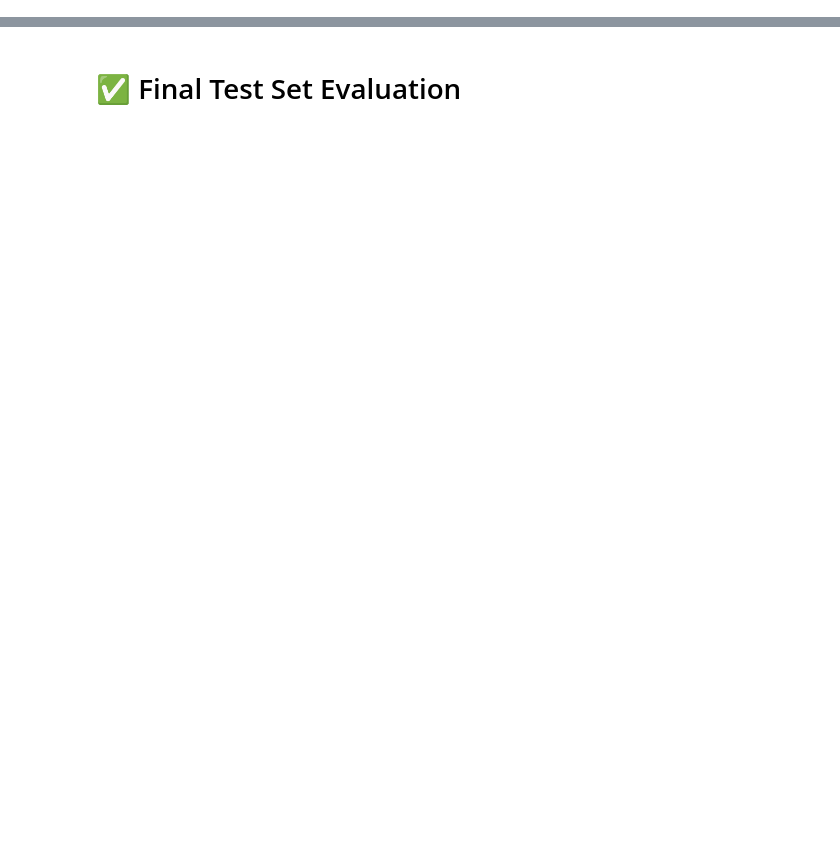
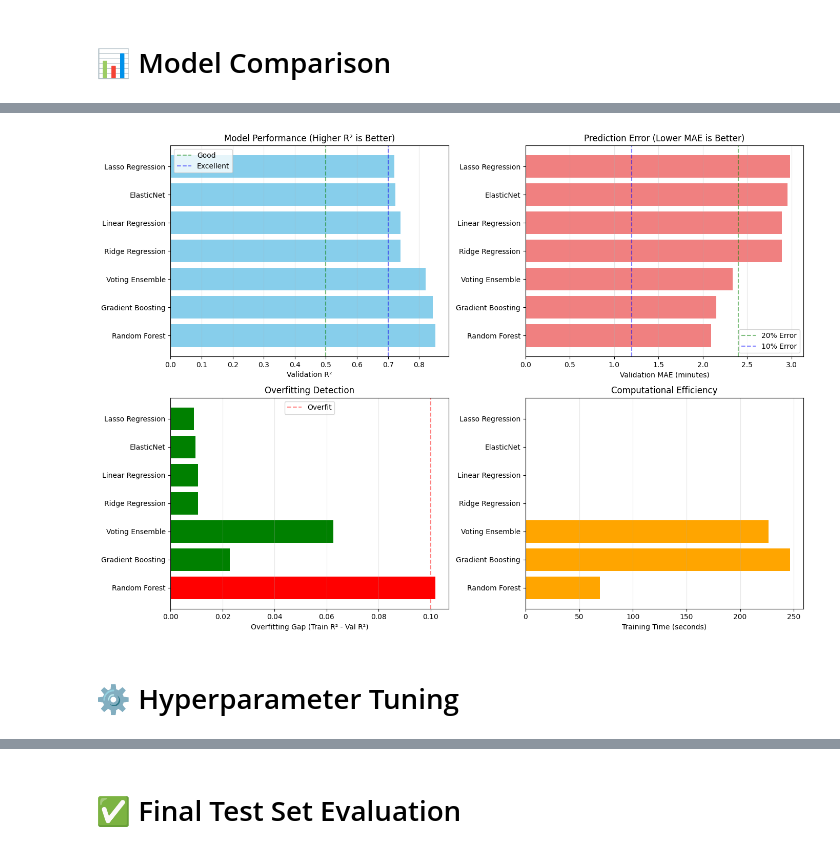
Before and after one commit to silvaxxx1/mlops-zoomcamp, a Jupyter notebook: 1-intro_and_setup/nyc.ipynb, the cells around one changed output, grey strips where cells are left out. Cells and saved outputs as stored; diff of their text form; code cells hidden in the pictures; blank space fills up the shorter version.

```diff
--- a/1-intro_and_setup/nyc.ipynb
+++ b/1-intro_and_setup/nyc.ipynb
@@ -537,18 +91,0 @@ def evaluate_model_advanced(model, X_train, X_val, y_train, y_val, model_name):
-# %%
-print("🚀 STARTING ADVANCED MODEL EVALUATION...")
-results = {}
-trained_models = {}
-
-for name, model in advanced_models.items():
-    print(f"\n🔧 Training {name}...")
-    metrics, trained_model = evaluate_model_advanced(model, X_train, X_val, y_train, y_val, name)
-
-    results[name] = metrics
-    trained_models[name] = trained_model
-
-    overfit_flag = "⚠️" if metrics['overfitting_gap'] > 0.1 else "✅"
-    print(f"✅ {name:20} | Val R²: {metrics['val_r2']:.4f} | "
-          f"CV R²: {metrics['cv_r2_mean']:.4f} ± {metrics['cv_r2_std']:.4f} {overfit_flag}")
-
-print("\n📈 All models trained and logged to MLflow!")
-print(f"💡 Launch MLflow UI with: mlflow ui --backend-store-uri {config.EXPERIMENT_DIR}")
@@ -767,0 +807,59 @@ print(f"🔧 Best parameters: {optimization_results[best_model_name]['best_param
+# %% [markdown]
+# 📊 Model Comparison
+# %%
+# Create results DataFrame
+metrics_df = pd.DataFrame(results).T
+metrics_df = metrics_df[['val_r2', 'val_rmse', 'val_mae', 'overfitting_gap', 'cv_r2_mean', 'training_time']]
+metrics_df = metrics_df.sort_values('val_r2', ascending=False)
+metrics_df = metrics_df.reset_index().rename(columns={'index': 'Model'})
+
+print("📊 MODEL PERFORMANCE SUMMARY (No Data Leakage):")
+print("=" * 80)
+print(f"{'Model':<25} {'Val R²':<8} {'Val MAE':<10} {'Overfit':<10} {'Time (s)':<10}")
+print("-" * 80)
+for _, row in metrics_df.iterrows():
+    overfit_indicator = "⚠️" if row['overfitting_gap'] > 0.1 else "✅"
+    print(f"{row['Model']:<25} {row['val_r2']:>7.4f} {row['val_mae']:>9.1f} min "
+          f"{overfit_indicator:>3} {row['overfitting_gap']:>7.4f} {row['training_time']:>9.1f}")
+
+# Visualization
+fig, axes = plt.subplots(2, 2, figsize=(14, 10))
+
+# 1. Validation R²
+bars1 = axes[0, 0].barh(metrics_df['Model'], metrics_df['val_r2'], color='skyblue')
+axes[0, 0].set_xlabel('Validation R²')
+axes[0, 0].set_title('Model Performance (Higher R² is Better)')
+axes[0, 0].axvline(x=0, color='black', linestyle='-', alpha=0.3)
+axes[0, 0].axvline(x=0.5, color='green', linestyle='--', alpha=0.5, label='Good')
+axes[0, 0].axvline(x=0.7, color='blue', linestyle='--', alpha=0.5, label='Excellent')
+axes[0, 0].legend()
+axes[0, 0].grid(True, alpha=0.3, axis='x')
+
+# 2. Validation MAE
+bars2 = axes[0, 1].barh(metrics_df['Model'], metrics_df['val_mae'], color='lightcoral')
+axes[0, 1].set_xlabel('Validation MAE (minutes)')
+axes[0, 1].set_title('Prediction Error (Lower MAE is Better)')
+axes[0, 1].axvline(x=y_val.mean() * 0.2, color='green', linestyle='--', alpha=0.5, label='20% Error')
+axes[0, 1].axvline(x=y_val.mean() * 0.1, color='blue', linestyle='--', alpha=0.5, label='10% Error')
+axes[0, 1].legend()
+axes[0, 1].grid(True, alpha=0.3, axis='x')
+
+# 3. Overfitting gap
+colors = ['red' if gap > 0.1 else 'green' for gap in metrics_df['overfitting_gap']]
+bars3 = axes[1, 0].barh(metrics_df['Model'], metrics_df['overfitting_gap'], color=colors)
+axes[1, 0].set_xlabel('Overfitting Gap (Train R² - Val R²)')
+axes[1, 0].set_title('Overfitting Detection')
+axes[1, 0].axvline(x=0, color='black', linestyle='-', alpha=0.3)
+axes[1, 0].axvline(x=0.1, color='red', linestyle='--', alpha=0.5, label='Overfit')
+axes[1, 0].legend()
+axes[1, 0].grid(True, alpha=0.3, axis='x')
+
+# 4. Training time
+bars4 = axes[1, 1].barh(metrics_df['Model'], metrics_df['training_time'], color='orange')
+axes[1, 1].set_xlabel('Training Time (seconds)')
+axes[1, 1].set_title('Computational Efficiency')
+axes[1, 1].grid(True, alpha=0.3, axis='x')
+
+plt.tight_layout()
+plt.show()
+# %% [output]
@@ -767,0 +877,3 @@ print(f"🔧 Best parameters: {optimization_results[best_model_name]['best_param
+[figure, added]
+# %% [markdown]
+# ⚙️ Hyperparameter Tuning
```
Also changed, not shown: parts of 72 cells of this notebook, 3 other files.
